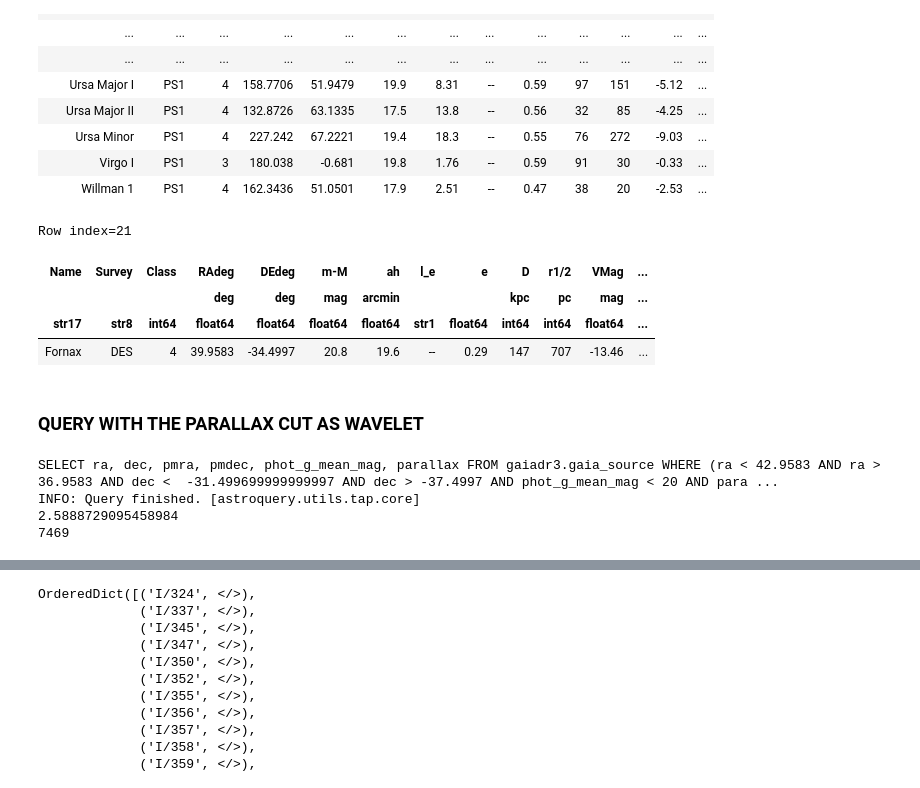
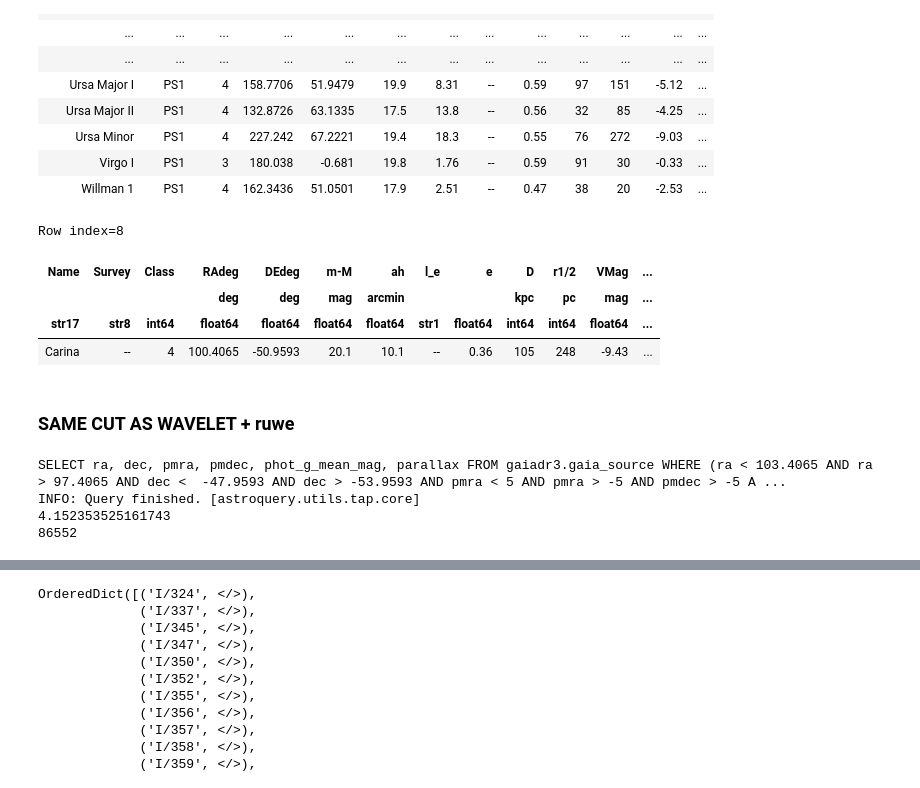
Before and after one commit to contardog/gaia_ee, a Jupyter notebook: grabbind_gaiadata.ipynb, the cells around one changed output, grey strips where cells are left out. Saved outputs shown, nothing was run; the diff lists cells and outputs as text; code cells hidden in the pictures.

Commit message:
modif cut

```diff
--- a/grabbind_gaiadata.ipynb
+++ b/grabbind_gaiadata.ipynb
@@ -202,11 +159,11 @@ Table length=61
 | Virgo I | PS1 | 3 | 180.038 | -0.681 | 19.8 | 1.76 | -- | 0.59 | 91 | 30 | -0.33 | ... |
 | Willman 1 | PS1 | 4 | 162.3436 | 51.0501 | 17.9 | 2.51 | -- | 0.47 | 38 | 20 | -2.53 | ... |
 # %%
-fornaxid = np.where(dwarfs['Name']=='Fornax')[0][0]
+fornaxid = np.where(dwarfs['Name']=='Carina')[0][0]
 dwarfs[fornaxid]
 # %% [output]
-Row index=21
+Row index=8
 | Name | Survey | Class | RAdeg | DEdeg | m-M | ah | l_e | e | D | r1/2 | VMag | ... |
 |  |  |  | deg | deg | mag | arcmin |  |  | kpc | pc | mag | ... |
 | str17 | str8 | int64 | float64 | float64 | float64 | float64 | str1 | float64 | int64 | int64 | float64 | ... |
-| Fornax | DES | 4 | 39.9583 | -34.4997 | 20.8 | 19.6 | -- | 0.29 | 147 | 707 | -13.46 | ... |
+| Carina | -- | 4 | 100.4065 | -50.9593 | 20.1 | 10.1 | -- | 0.36 | 105 | 248 | -9.43 | ... |
@@ -250,2 +172,2 @@ Row index=21
 # %% [markdown]
-### QUERY WITH THE PARALLAX CUT AS WAVELET
+### SAME CUT AS WAVELET + ruwe
@@ -254,9 +178,13 @@ Row index=21
 
 ##Reduce the amount of features we get
 
+## large parallax: closer
+## We want smaller parallax but still good measurement ?
+
+
 center_ra, center_dec = dwarfs['RAdeg'][fornaxid], dwarfs['DEdeg'][fornaxid]
 degsep = 3 # Up to you? Might depend on the type of objects and crowdedness
-minmag = 20 # Maybe this should be modified?
+minmag = 25 # lets ignore this cut
 
 ## I have to retrieve in my note the additional cuts we might want to apply
 
@@ -273,12 +201,8 @@ AND pmra < 5 \
 AND pmra > -5 \
 AND pmdec > -5 \
 AND pmdec < 5 \
-AND phot_g_mean_mag < {} \
-AND parallax IS NOT NULL \
 AND parallax - parallax_error * 3 < 0.0  \
-AND ruwe < 1.4 \
-AND ebpminrp_gspphot IS NOT NULL)".format(center_ra + degsep, center_ra - degsep, center_dec + degsep, center_dec - degsep,
-                                         minmag)
+AND ruwe < 1.4 )".format(center_ra + degsep, center_ra - degsep, center_dec + degsep, center_dec - degsep)
 
 print(query)
 t= time.time()
@@ -288,10 +212,10 @@ r = job.get_results()
 print(time.time()-t)
 print(len(r))
 # %% [output]
-SELECT ra, dec, pmra, pmdec, phot_g_mean_mag, parallax FROM gaiadr3.gaia_source WHERE (ra < 42.9583 AND ra > 36.9583 AND dec <  -31.499699999999997 AND dec > -37.4997 AND phot_g_mean_mag < 20 AND para ...
+SELECT ra, dec, pmra, pmdec, phot_g_mean_mag, parallax FROM gaiadr3.gaia_source WHERE (ra < 103.4065 AND ra > 97.4065 AND dec <  -47.9593 AND dec > -53.9593 AND pmra < 5 AND pmra > -5 AND pmdec > -5 A ...
 INFO: Query finished. [astroquery.utils.tap.core]
-2.5888729095458984
-7469
+4.152353525161743
+86552
 # %%
 
 plt.figure(figsize=(10,10))
```
Also changed, not shown: parts of 10 cells of this notebook.
